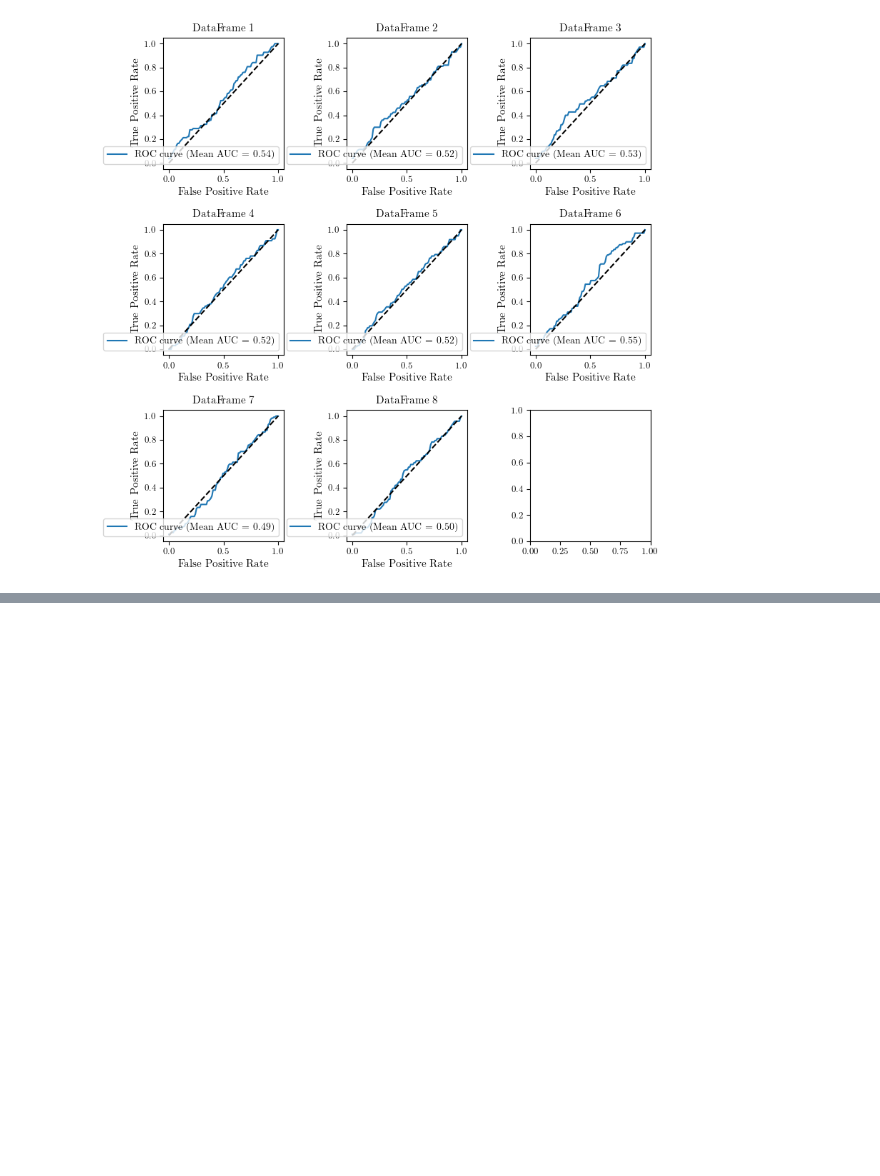
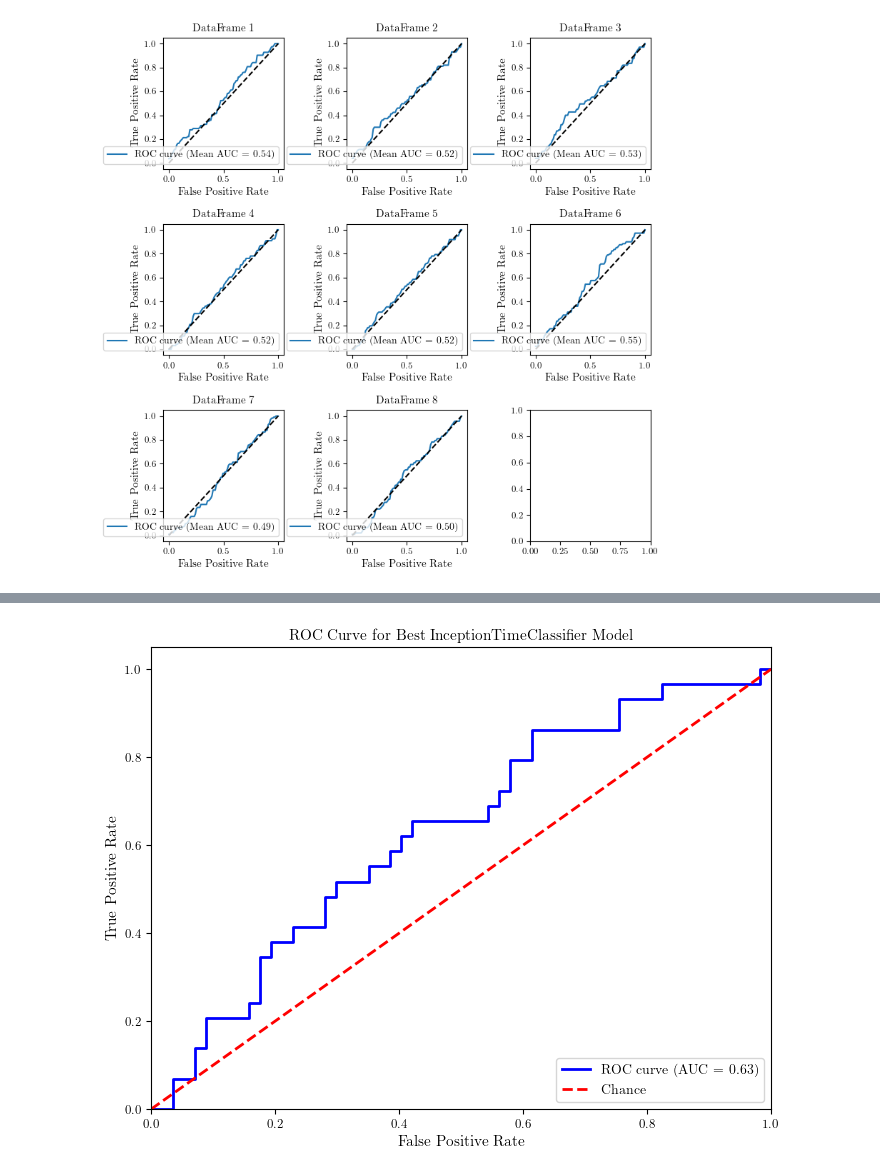
Before and after one commit to ol-webb/tree_gaps4, a Jupyter notebook: all_gaps_mk2/main1 - Copy.ipynb, the cells around one changed output, grey strips where cells are left out. Cells and saved outputs as stored; diff of their text form; code cells hidden in the pictures; blank space fills up the shorter version.

Commit message:
model2

```diff
--- a/all_gaps_mk2/main1 - Copy.ipynb
+++ b/all_gaps_mk2/main1 - Copy.ipynb
@@ -1957,6 +1966,9 @@ def create_feature_matrix_v2(gap_df, random_df, area_df):
 # %%
 df_series_2yr_gaps = rename_columns_offset_to_location(df_series_2yr_gaps)
 df_series_2yr_random = rename_columns_offset_to_location(df_series_2yr_random)
+
+df_temporal_gaps = rename_columns_offset_to_location(df_temporal_gaps)
+df_temporal_random = rename_columns_offset_to_location(df_temporal_random)
 # %%
 ## NOW CREATE FEATURE DATAFRAMES AFTER FILTERED TIME SERIES HAVE BEEN CREATED
 
@@ -3273,3 +3081,0 @@ ValueError: Found input variables with inconsistent numbers of samples: [2462, 4
-# %%
-for col in X.columns:
-    X[col] = X[col].dropna().reset_index(drop=True)
@@ -3426,0 +3122,12 @@ from sklearn.metrics import accuracy_score
+# %%
+nested_df,targets=convert_to_sktime_format_v2(df_series_2yr_gaps,df_series_2yr_random)
+X_train, X_test, y_train, y_test = train_test_split(nested_df, targets, test_size=0.2, shuffle=True, random_state=42)
+# %%
+pipeline_deep= make_pipeline(
+    PaddingTransformer(),
+    InceptionTimeClassifier(n_epochs=75, verbose=False)
+)
+
+
+pipeline_deep.fit(X_train, y_train)
+pipeline_deep.score(X_test, y_test)
@@ -3426,0 +3137,67 @@ from sklearn.metrics import accuracy_score
+# %%
+import matplotlib.pyplot as plt
+from sklearn.metrics import roc_curve, auc, precision_score, classification_report
+
+# Define the pipeline
+pipeline_deep = make_pipeline(
+    PaddingTransformer(),
+    InceptionTimeClassifier()
+)
+
+# Define the parameter grid
+param_grid = {
+    'inceptiontimeclassifier__n_epochs': [10, 25],
+    'inceptiontimeclassifier__batch_size': [16, 32],
+    'inceptiontimeclassifier__kernel_size': [30],
+    'inceptiontimeclassifier__n_filters': [16,32],
+    'inceptiontimeclassifier__depth': [3,6]
+}
+
+# Setup GridSearchCV with precision as the scoring metric
+grid_search = GridSearchCV(
+    pipeline_deep,
+    param_grid,
+    cv=3,                 # 3-fold cross-validation
+    scoring='precision',  # Optimize for precision
+    verbose=1,            # Controls verbosity (useful for tracking progress)
+    n_jobs=-1             # Use all available cores
+)
+
+# Fit GridSearchCV
+grid_search.fit(X_train, y_train)
+
+# Display the best parameters
+print("Best parameters found:", grid_search.best_params_)
+
+# Extract the best model
+best_model = grid_search.best_estimator_
+
+# Predict probabilities for the test set
+y_proba = best_model.predict_proba(X_test)[:, 1]  # Probabilities for the positive class
+
+# Predict class labels for the test set
+y_pred = best_model.predict(X_test)
+
+# Evaluate the precision of the best model
+test_precision = precision_score(y_test, y_pred)
+print(f"Test set precision with best model: {test_precision:.4f}")
+
+# Get the ROC curve metrics
+fpr, tpr, thresholds = roc_curve(y_test, y_proba)
+roc_auc = auc(fpr, tpr)
+
+# Plot the ROC curve
+plt.figure(figsize=(8, 6))
+plt.plot(fpr, tpr, color='blue', lw=2, label=f'ROC curve (AUC = {roc_auc:.2f})')
+plt.plot([0, 1], [0, 1], color='red', linestyle='--', lw=2, label='Chance')
+plt.xlim([0.0, 1.0])
+plt.ylim([0.0, 1.05])
+plt.xlabel('False Positive Rate')
+plt.ylabel('True Positive Rate')
+plt.title('ROC Curve for Best InceptionTimeClassifier Model')
+plt.legend(loc="lower right")
+plt.show()
+
+# Optionally, print a classification report
+print("Classification Report:\n", classification_report(y_test, y_pred))
+# %% [output]
@@ -3426,0 +3209 @@ from sklearn.metrics import accuracy_score
+[figure, added]
```
Also changed, not shown: parts of 40 cells of this notebook.
